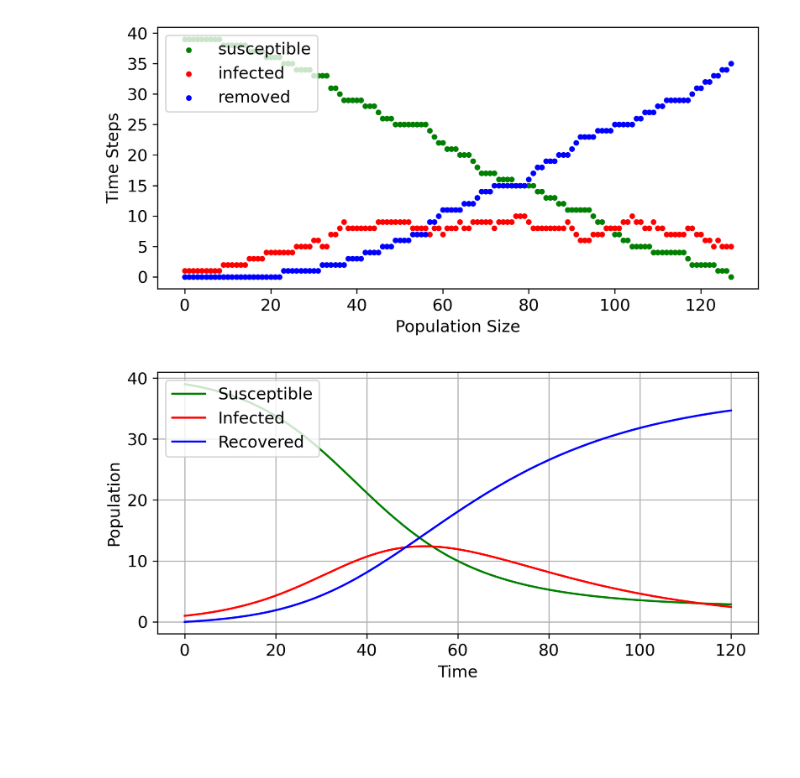
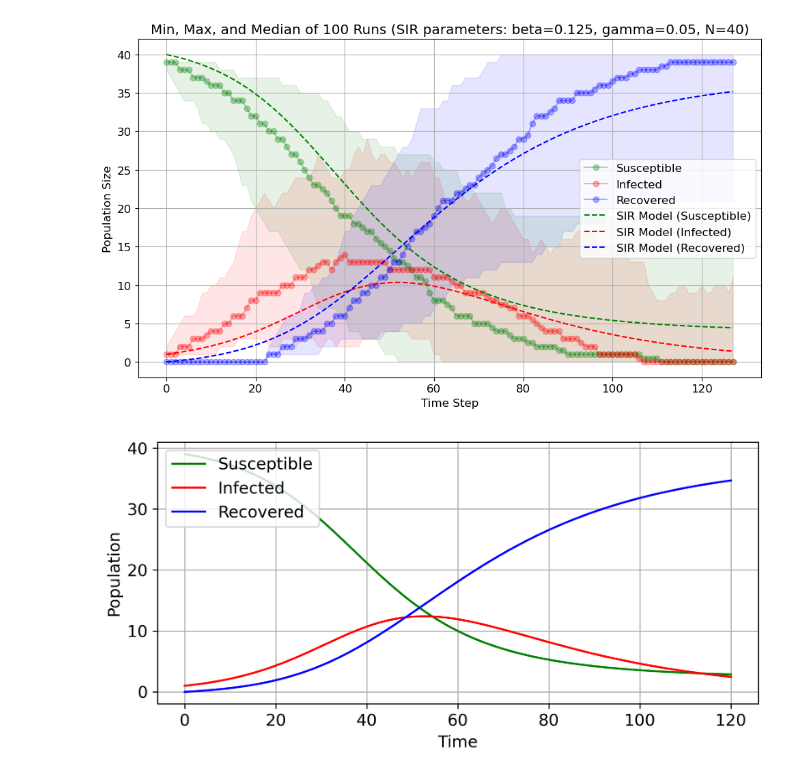
Before and after one commit to DevArcana/master-thesis-simulations, a Jupyter notebook: python/notebooks/plots.ipynb, the cells around one changed output. Drawn from its saved outputs; the diff is of its cells as text; code cells hidden in the pictures; blank space fills up the shorter version.

Commit message:
feat: experiment 1 data gathering

```diff
--- a/python/notebooks/plots.ipynb
+++ b/python/notebooks/plots.ipynb
@@ -9,19 +0,0 @@ plt.rcParams["figure.autolayout"] = True
-# %%
-columns = ["t", "s", "i", "r"]
-df = pd.read_csv("../../src/InfoWave.MonoGame/bin/Debug/net7.0/data.csv", usecols=columns)
-
-fig = plt.figure(dpi=300)
-ax1 = fig.add_subplot(111)
-ax1.yaxis.set_major_locator(MaxNLocator(integer=True))
-
-ax1.scatter(df.t, df.s, s=10, c='g', marker="o", label='susceptible')
-ax1.scatter(df.t, df.i, s=10, c='r', marker="o", label='infected')
-ax1.scatter(df.t, df.r, s=10, c='b', marker="o", label='removed')
-
-plt.legend(loc='upper left')
-plt.xlabel("Population Size")
-plt.ylabel("Time Steps")
-# plt.show()
-plt.savefig("sir.png", format="png", transparent=True, bbox_inches="tight")
-# %% [output]
-[figure, removed]
@@ -28,3 +76,7 @@ plt.savefig("sir.png", format="png", transparent=True, bbox_inches="tight")
+# %%
+plot_sir("experiment1", 0.125, 0.05)
+# %% [output]
+[figure, added]
 # %%
 from PIL import Image
 import os
```
Also changed, not shown: parts of 3 cells of this notebook, 4 other files.
